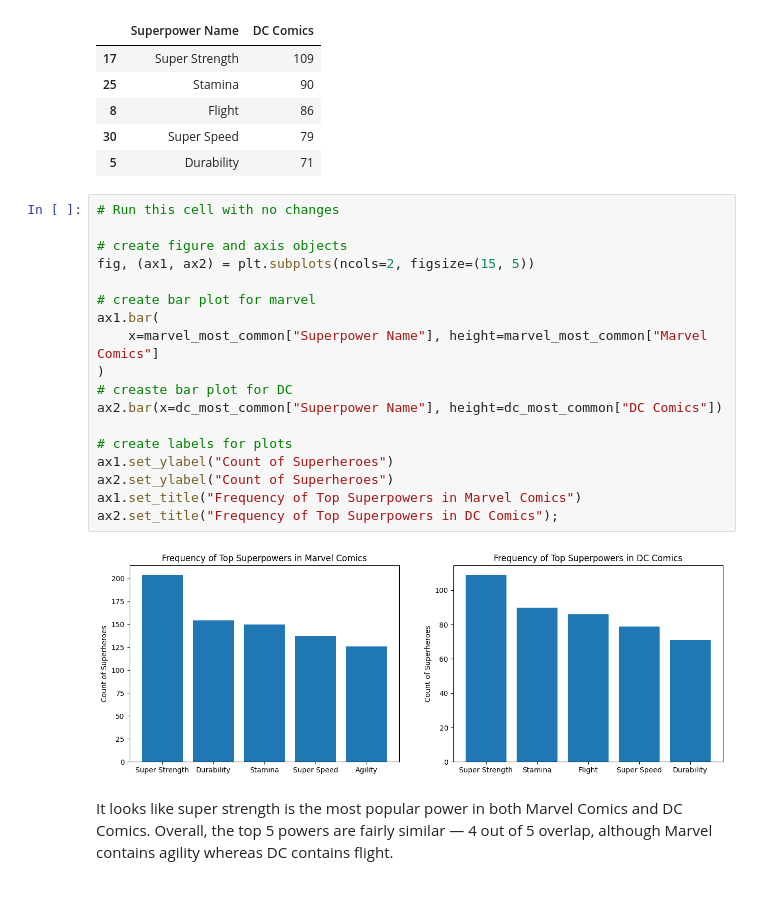
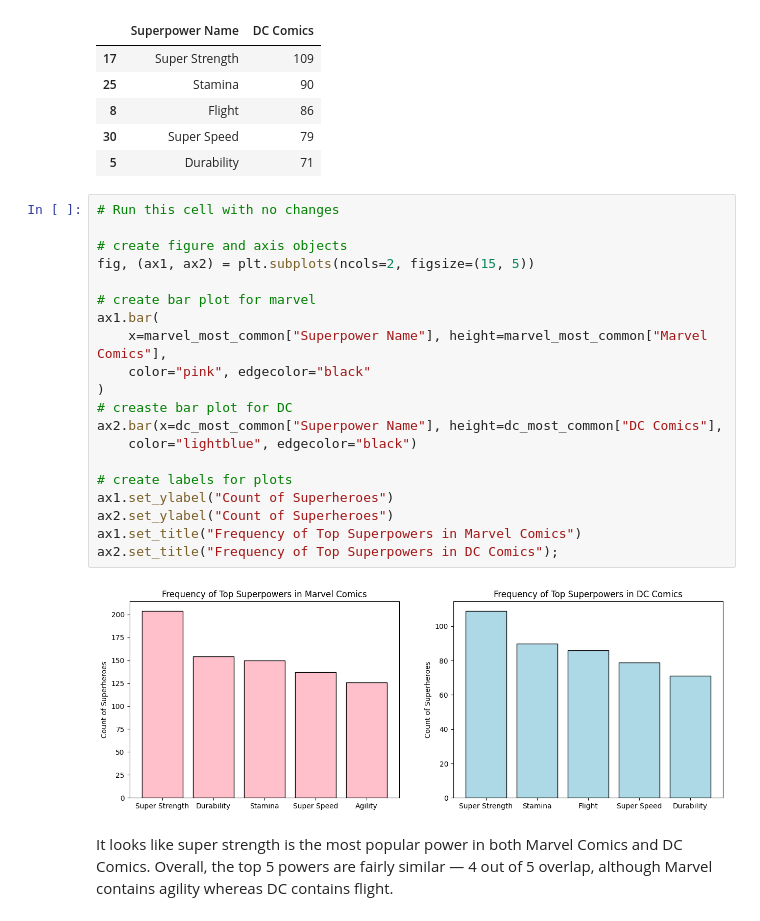
Before and after one commit to janbalangue/DS_Course0_Week1_Module5_DataPy, a Jupyter notebook: DS_Course0_Week1_Module5_DataPy.ipynb, the cells around one changed output. Drawn from its saved outputs; the diff is of its cells as text.

```diff
--- a/DS_Course0_Week1_Module5_DataPy.ipynb
+++ b/DS_Course0_Week1_Module5_DataPy.ipynb
@@ -686,23 +686,25 @@ dc_most_common
 # %%
 # Run this cell with no changes
 
 # create figure and axis objects
 fig, (ax1, ax2) = plt.subplots(ncols=2, figsize=(15, 5))
 
 # create bar plot for marvel
 ax1.bar(
-    x=marvel_most_common["Superpower Name"], height=marvel_most_common["Marvel Comics"]
+    x=marvel_most_common["Superpower Name"], height=marvel_most_common["Marvel Comics"],
+    color="pink", edgecolor="black"
 )
 # creaste bar plot for DC
-ax2.bar(x=dc_most_common["Superpower Name"], height=dc_most_common["DC Comics"])
+ax2.bar(x=dc_most_common["Superpower Name"], height=dc_most_common["DC Comics"],
+    color="lightblue", edgecolor="black")
 
 # create labels for plots
 ax1.set_ylabel("Count of Superheroes")
 ax2.set_ylabel("Count of Superheroes")
 ax1.set_title("Frequency of Top Superpowers in Marvel Comics")
 ax2.set_title("Frequency of Top Superpowers in DC Comics");
 # %% [output]
-[figure, old version]
+[figure, new version]
 # %% [markdown]
 It looks like super strength is the most popular power in both Marvel Comics and DC Comics. Overall, the top 5 powers are fairly similar — 4 out of 5 overlap, although Marvel contains agility whereas DC contains flight.
 # %% [markdown]
```
Also changed, not shown: parts of 1 cell of this notebook.
